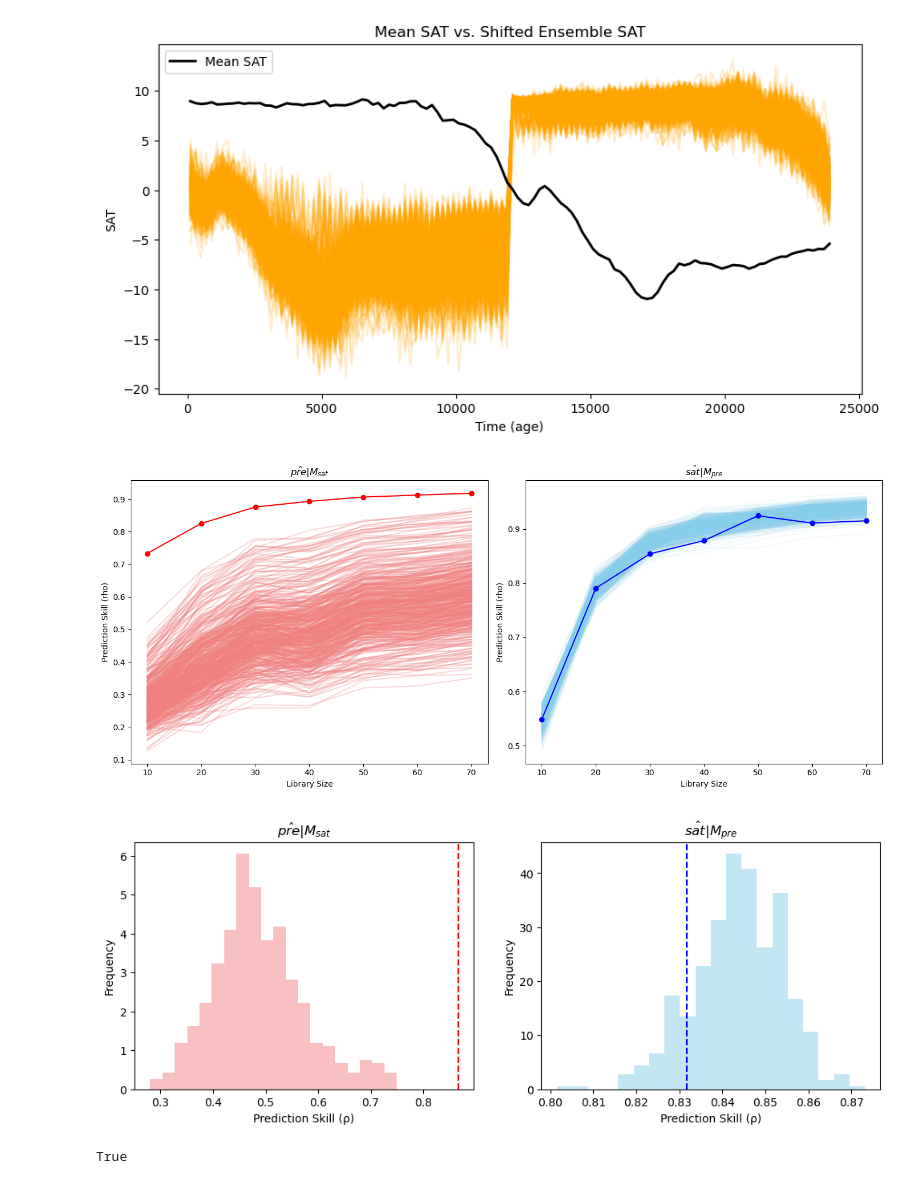
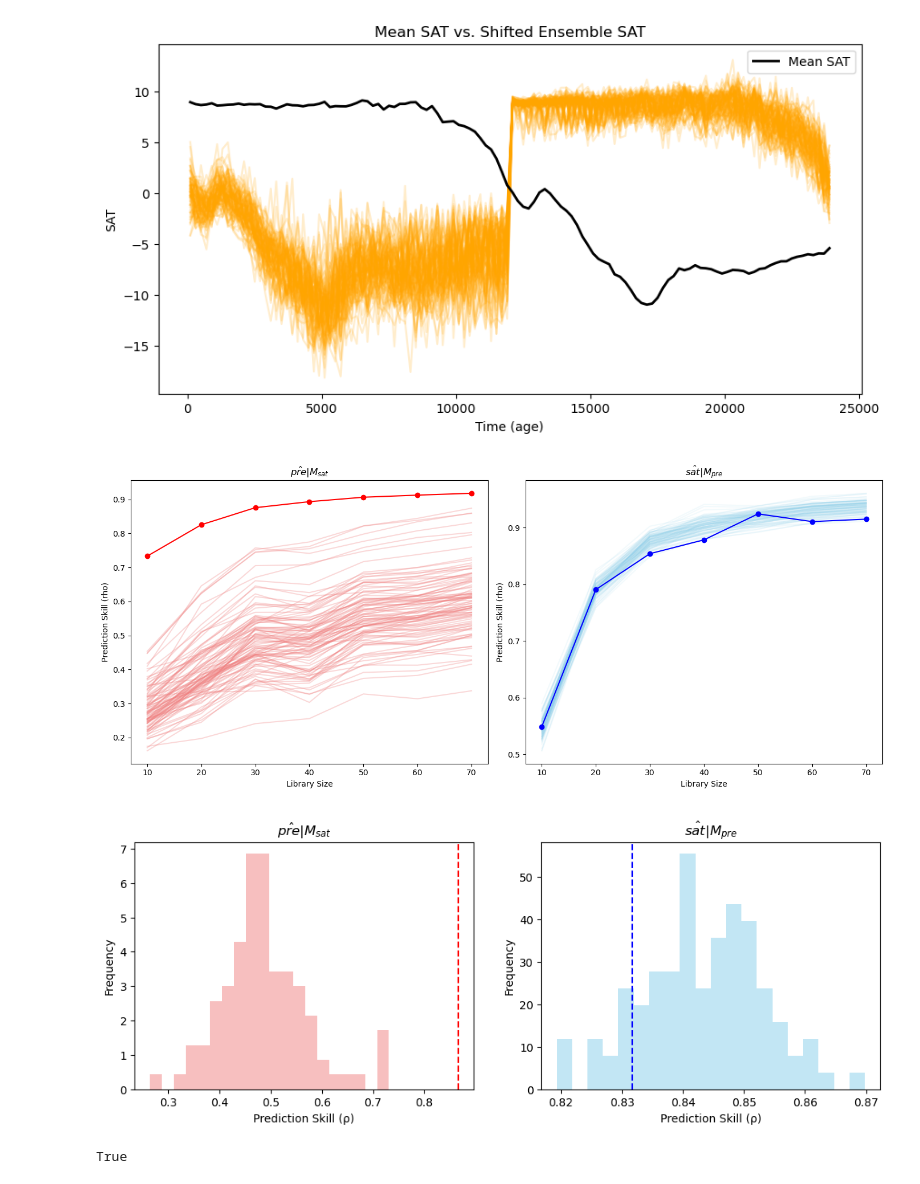
Before and after one commit to Peisong-Zheng/Inso_LGMR, a Jupyter notebook: pre_lgmr_ccm_significant_test.ipynb, the cells around one changed output. Cells and saved outputs as stored; diff of their text form; code cells hidden in the pictures.

```diff
--- a/pre_lgmr_ccm_significant_test.ipynb
+++ b/pre_lgmr_ccm_significant_test.ipynb
@@ -27,9 +339,24 @@ sat_ens = ds_sat_ens['sat'].isel(lat=lat_idx, lon=lon_idx).values
 
 samples=100
 
-# from sat_ens randomly select n samples
+# from sat_ens randomly select n=samples
+sat_ens = sat_ens[np.random.choice(sat_ens.shape[0], samples, replace=False), :]
 
 
+
+# generate n=sampels random age series, each age in each series is between  sat[age][i]-100 to sat[age][i]+99
+sat_age_ran=np.empty((samples,len(time)))
+for i in range(samples):
+    sat_age_ran[i]=np.random.randint(time-100,time+100)
+
+# convert columns of df_pre to numpy array
+pre = df_pre['pre'].values
+pre_age = df_pre['age'].values
+
+# create a interpolated pre series for each sat_age_ran
+pre_ran = np.empty((samples,len(pre_age)))
+for i in range(samples):
+    pre_ran[i] = np.interp(sat_age_ran[i],pre_age,pre)
 
 # ---------------------------
 # 1. (Already plotted earlier) Plot mean SAT and ensemble members
@@ -99,7 +426,7 @@ for i in range(sat_ens_shifted.shape[0]):
     df_temp = pd.DataFrame({
         'Time': time,
         'X': sat_ens_shifted[i, :],
-        'Y': df_pre['pre'].values
+        'Y': pre_ran[i]
     })
     try:
         out = CCM(
@@ -152,5 +479,5 @@ plt.show()
-[figure, old version]
+[figure, new version]
-[figure, old version]
+[figure, new version]
 # %%
 def ccm_significance_test(ccm_mean, ensemble_ccm, if_plot=False):
     """
@@ -241,5 +568,5 @@ def ccm_significance_test(ccm_mean, ensemble_ccm, if_plot=False):
 result = ccm_significance_test(ccm_out, ensemble_ccm, if_plot=True)
 result
 # %% [output]
-[figure, old version]
+[figure, new version]
 True
```
Also changed, not shown: parts of 5 cells of this notebook.
